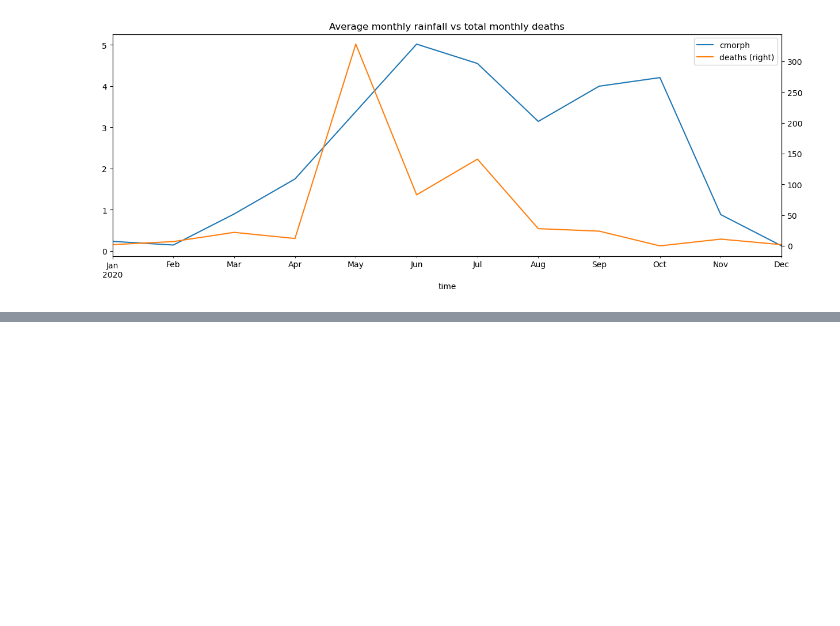
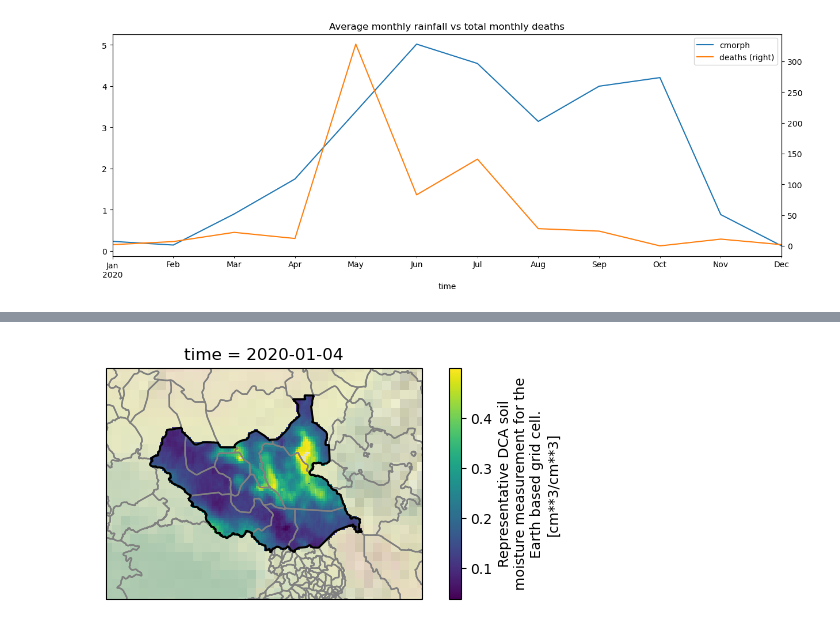
Before and after one commit to NickSlanec/geospatial-playground, a Jupyter notebook: element84/violence_vs_rainfall.ipynb, the cells around one changed output, grey strips where cells are left out. Saved outputs shown, nothing was run; the diff lists cells and outputs as text; code cells hidden in the pictures; blank space fills up the shorter version.

Commit message:
collected smap data and began analysis with violence and rainfall data

```diff
--- a/element84/violence_vs_rainfall.ipynb
+++ b/element84/violence_vs_rainfall.ipynb
@@ -672,0 +690,3 @@ states_rain_violence.groupby([pd.Grouper(key='time', freq='M')])['deaths'].sum()
+# %%
+smap = xr.open_dataset("./data/smap/2020_soil_moisture.nc")
+smap
@@ -672,0 +703,13 @@ states_rain_violence.groupby([pd.Grouper(key='time', freq='M')])['deaths'].sum()
+# %%
+fig=plt.figure(figsize=(7,3))
+ax=fig.add_subplot(projection=ccrs.PlateCarree())
+smap.soil_moisture.isel(time=3).plot(ax=ax)
+
+south_sudan.boundary.plot(ax=ax,color='black')
+ax.add_feature(states_provinces, edgecolor='gray')
+ax.set_extent(bounds, crs=ccrs.PlateCarree())
+ax.stock_img()
+
+plt.show()
+# %% [output]
+[figure, added]
```
Also changed, not shown: parts of 11 cells of this notebook, 1 other file.
